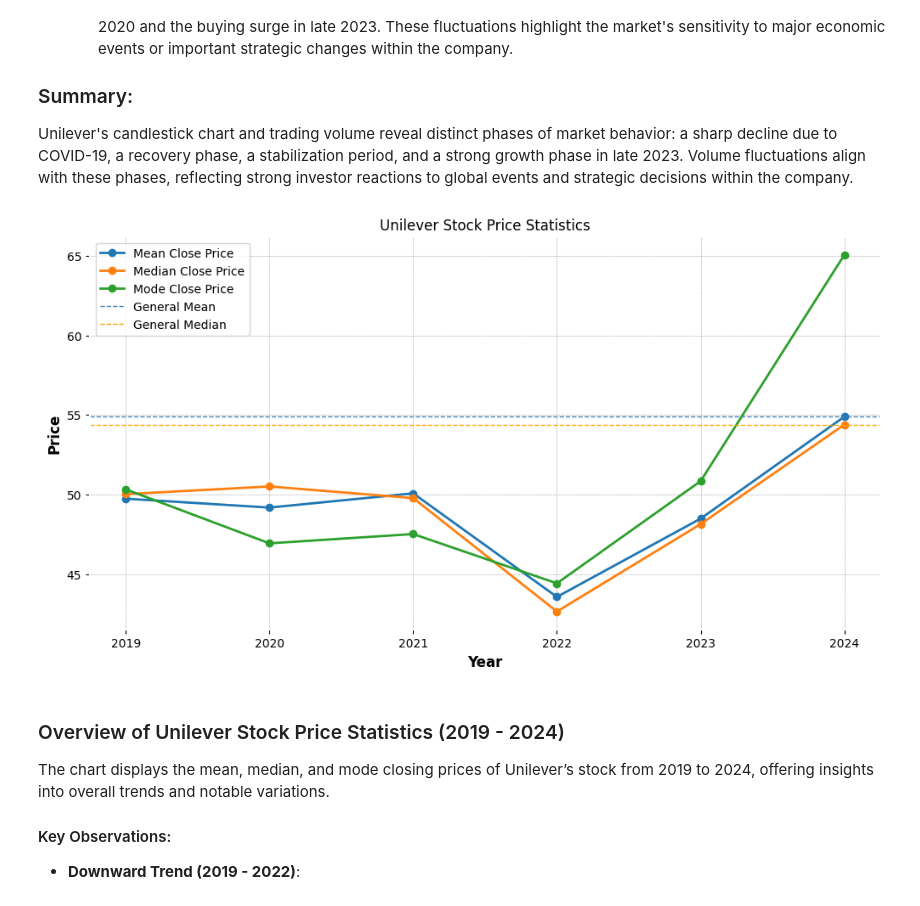
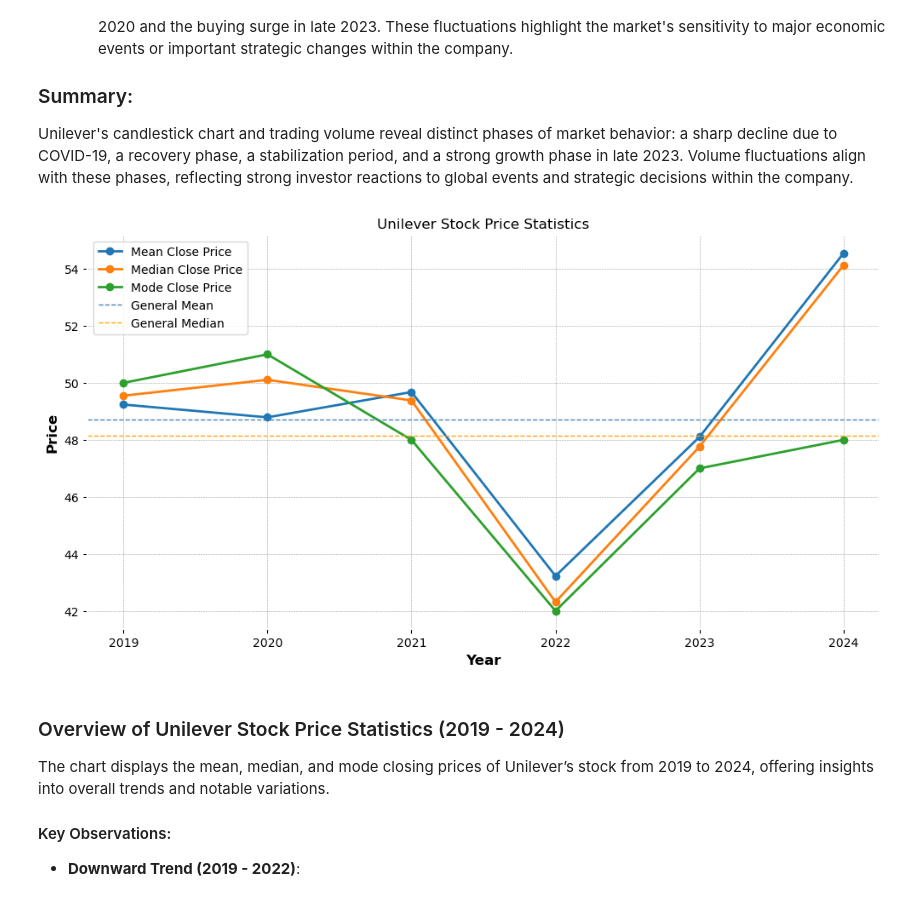
Before and after one commit to Ailey-Prmil/Statistics-Analysis-Project, a Jupyter notebook: Statistics Description/Unilever-EDA.ipynb, the cells around one changed output. Saved outputs shown, nothing was run; the diff lists cells and outputs as text; code cells hidden in the pictures.

```diff
--- a/Statistics Description/Unilever-EDA.ipynb
+++ b/Statistics Description/Unilever-EDA.ipynb
@@ -12,7 +11,9 @@ from matplotlib import pyplot as plt
 import mplfinance as mpf
 # %%
 # Retrieve Unilever's stock data
-unilever = yf.Ticker("UL")
-df = unilever.history(period="5y")
+# unilever = yf.Ticker("UL")
+# df = unilever.history(period="5y")
+
+df = pd.read_csv('../Data/unilever_stock_price.csv', parse_dates=['Date'], index_col='Date')
 # %%
 # Export Unilever stock data to CSV
@@ -24,5 +24,6 @@ df.to_csv(path)
 Here we pay attention to daily close price of stock. Find out the mean, mode, median measures of the stock close price per year for the 5 closest years.
 # %%
 df['Close'].describe()
+df.index = pd.to_datetime(df.index, utc=True)
 mean_close_price = df['Close'].mean()
 med_close_price = df['Close'].median()
@@ -42,7 +47,7 @@ descriptive_stats = df.groupby(df.index.year)['Close'].mean()
 descriptive_stats = descriptive_stats.to_frame()
 descriptive_stats.columns = ['Mean Close Price']
 descriptive_stats['Median Close Price'] = df.groupby(df.index.year)['Close'].median()
-descriptive_stats['Mode Close Price'] = df.groupby(df.index.year)['Close'].agg(lambda x: x.value_counts().index[0])
+descriptive_stats['Mode Close Price'] = df.groupby(df.index.year)['Close'].agg(lambda x: round(x).value_counts().index[0])
 descriptive_stats['Standard Deviation Close Price'] = df.groupby(df.index.year)['Close'].std()
 descriptive_stats['Variance Close Price'] = df.groupby(df.index.year)['Close'].var()
 descriptive_stats['Skewness Close Price'] = df.groupby(df.index.year)['Close'].skew()
@@ -146,23 +151,23 @@ Unilever's candlestick chart and trading volume reveal distinct phases of market
 # %%
 plt.figure(figsize=(12, 6))
 
 # Plot each statistic
 plt.plot(descriptive_stats.index, descriptive_stats['Mean Close Price'], label='Mean Close Price', marker='o')
 plt.plot(descriptive_stats.index, descriptive_stats['Median Close Price'], label='Median Close Price', marker='o')
 plt.plot(descriptive_stats.index, descriptive_stats['Mode Close Price'], label='Mode Close Price', marker='o')
 
 # Draw horizontal lines for general mean and median (using the last available year’s statistics as examples)
-plt.axhline(y=descriptive_stats['Mean Close Price'].iloc[-1], color='steelblue', linestyle='--', linewidth=1, label='General Mean')
-plt.axhline(y=descriptive_stats['Median Close Price'].iloc[-1], color='orange', linestyle='--', linewidth=1, label='General Median')
+plt.axhline(y=mean_close_price, color='steelblue', linestyle='--', linewidth=1, label='General Mean')
+plt.axhline(y=med_close_price, color='orange', linestyle='--', linewidth=1, label='General Median')
 
 # Set labels and title
 plt.title("Unilever Stock Price Statistics")
 plt.xlabel("Year")
 plt.ylabel("Price")
 plt.legend()
 plt.show()
 # %% [output]
-[figure, old version]
+[figure, new version]
 # %% [markdown]
 ### Overview of Unilever Stock Price Statistics (2019 - 2024)
 
```
Also changed, not shown: parts of 8 cells of this notebook, 4 other files.
